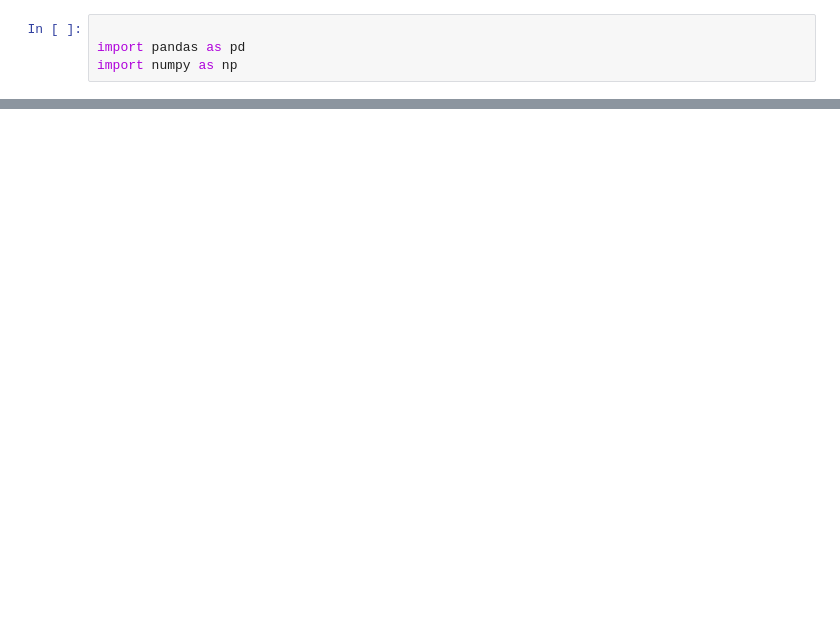
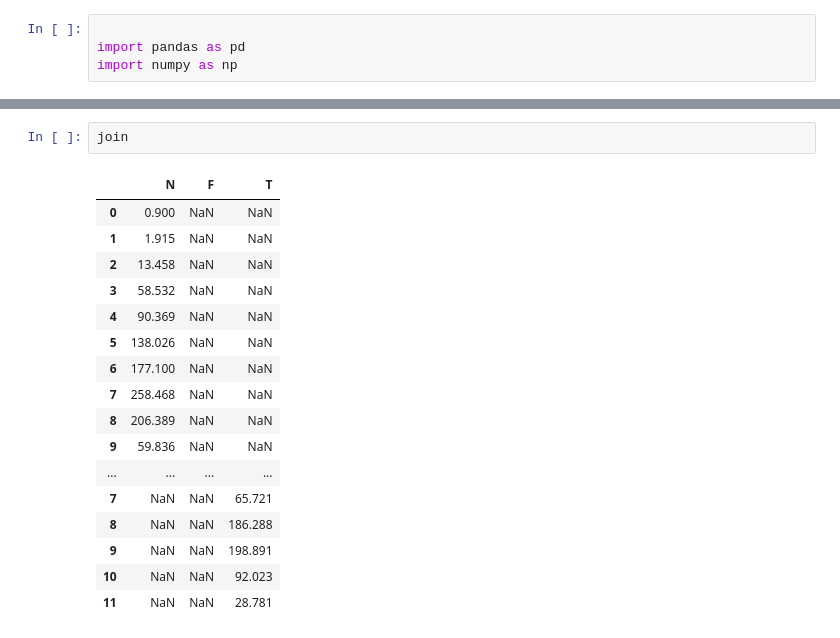
Before and after one commit to buabaj/fortran-assignment, a Jupyter notebook: Untitled.ipynb, the cells around one changed output, grey strips where cells are left out. Saved outputs shown, nothing was run; the diff lists cells and outputs as text; blank space fills up the shorter version.

```diff
--- a/Untitled.ipynb
+++ b/Untitled.ipynb
@@ -37,0 +86,20 @@ df1
+# %%
+join
+# %% [output]
+|  | N | F | T |
+| 0 | 0.900 | NaN | NaN |
+| 1 | 1.915 | NaN | NaN |
+| 2 | 13.458 | NaN | NaN |
+| 3 | 58.532 | NaN | NaN |
+| 4 | 90.369 | NaN | NaN |
+| 5 | 138.026 | NaN | NaN |
+| 6 | 177.100 | NaN | NaN |
+| 7 | 258.468 | NaN | NaN |
+| 8 | 206.389 | NaN | NaN |
+| 9 | 59.836 | NaN | NaN |
+| ... | ... | ... | ... |
+| 7 | NaN | NaN | 65.721 |
+| 8 | NaN | NaN | 186.288 |
+| 9 | NaN | NaN | 198.891 |
+| 10 | NaN | NaN | 92.023 |
+| 11 | NaN | NaN | 28.781 |
```
Also changed, not shown: parts of 8 cells of this notebook, 4 other files.
